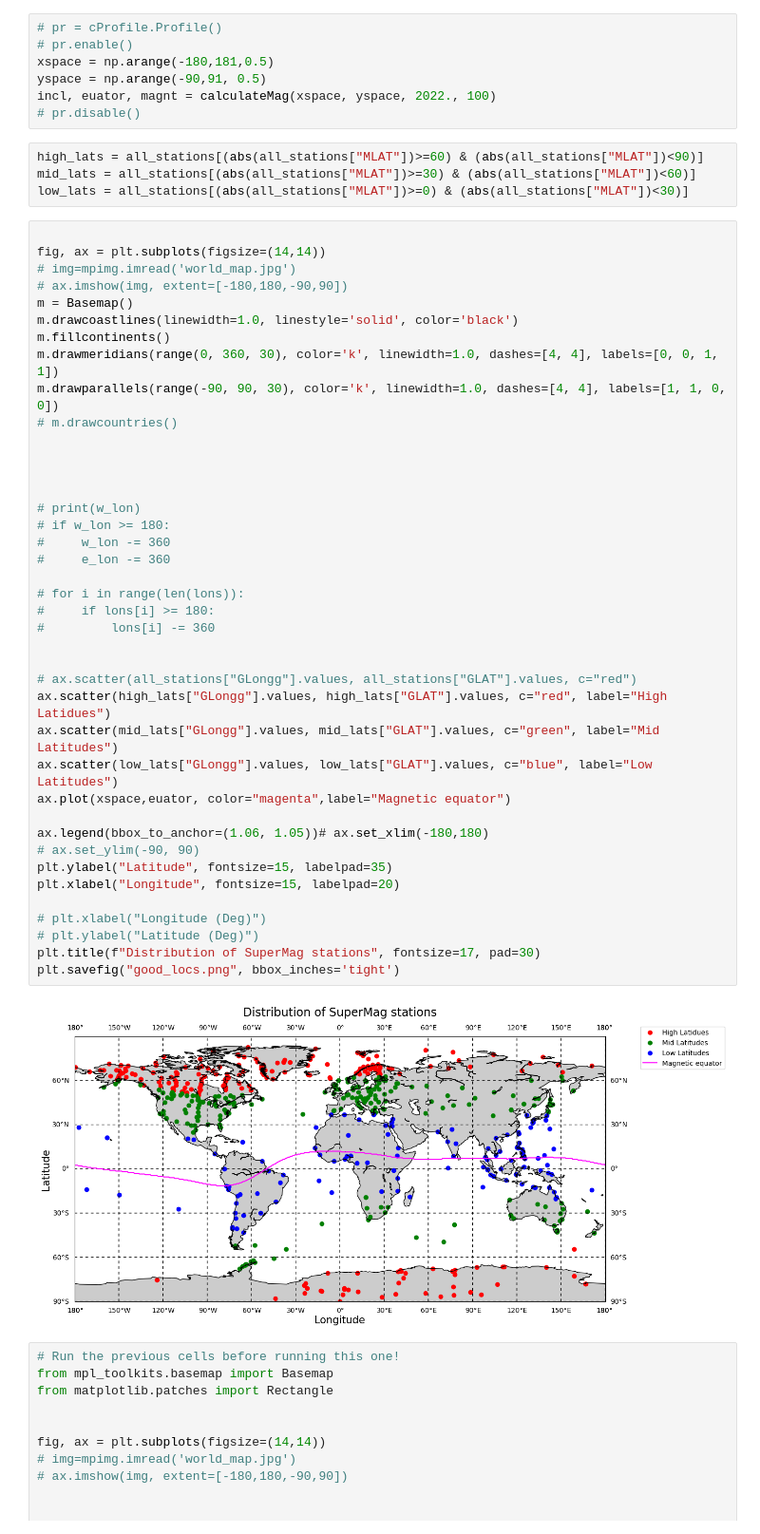
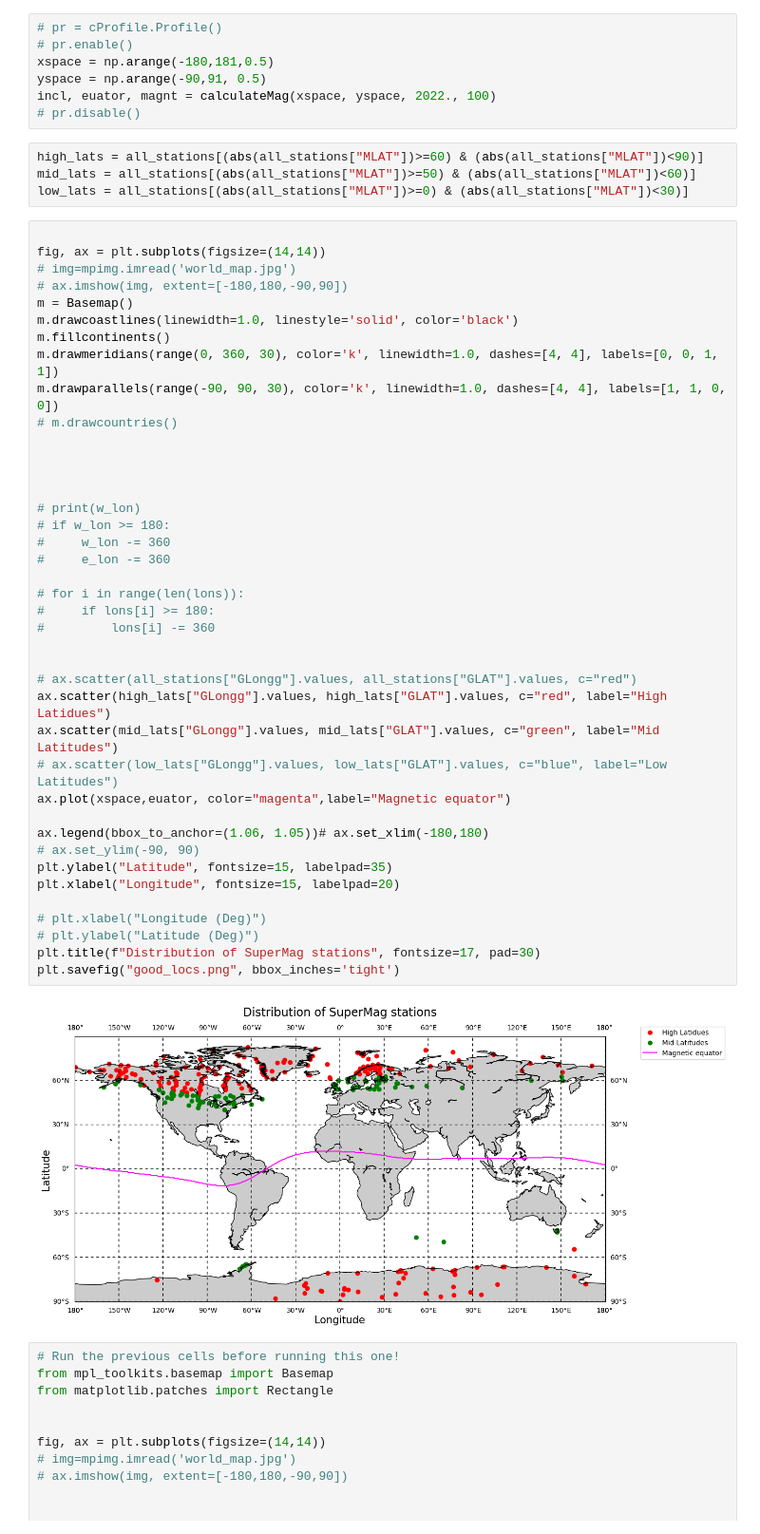
Before and after one commit to zemarchezi/SuperMAG-availability, a Jupyter notebook: SuperMAG_plot_map.ipynb, the cells around one changed output. Shown: that part at 95% size. Drawn from its saved outputs; the diff is of its cells as text.

```diff
--- a/SuperMAG_plot_map.ipynb
+++ b/SuperMAG_plot_map.ipynb
@@ -108,7 +108,7 @@ incl, euator, magnt = calculateMag(xspace, yspace, 2022., 100)
 # pr.disable()
 # %%
 high_lats = all_stations[(abs(all_stations["MLAT"])>=60) & (abs(all_stations["MLAT"])<90)]
-mid_lats = all_stations[(abs(all_stations["MLAT"])>=30) & (abs(all_stations["MLAT"])<60)]
+mid_lats = all_stations[(abs(all_stations["MLAT"])>=50) & (abs(all_stations["MLAT"])<60)]
 low_lats = all_stations[(abs(all_stations["MLAT"])>=0) & (abs(all_stations["MLAT"])<30)]
 # %%
 
@@ -123,35 +123,35 @@ m.drawparallels(range(-90, 90, 30), color='k', linewidth=1.0, dashes=[4, 4], lab
 # m.drawcountries()
 
 
 
 
 # print(w_lon)
 # if w_lon >= 180:
 #     w_lon -= 360
 #     e_lon -= 360
 
 # for i in range(len(lons)):
 #     if lons[i] >= 180:
 #         lons[i] -= 360
 
 
 # ax.scatter(all_stations["GLongg"].values, all_stations["GLAT"].values, c="red")
 ax.scatter(high_lats["GLongg"].values, high_lats["GLAT"].values, c="red", label="High Latidues")
 ax.scatter(mid_lats["GLongg"].values, mid_lats["GLAT"].values, c="green", label="Mid Latitudes")
-ax.scatter(low_lats["GLongg"].values, low_lats["GLAT"].values, c="blue", label="Low Latitudes")
+# ax.scatter(low_lats["GLongg"].values, low_lats["GLAT"].values, c="blue", label="Low Latitudes")
 ax.plot(xspace,euator, color="magenta",label="Magnetic equator")
 
 ax.legend(bbox_to_anchor=(1.06, 1.05))# ax.set_xlim(-180,180)
 # ax.set_ylim(-90, 90)
 plt.ylabel("Latitude", fontsize=15, labelpad=35)
 plt.xlabel("Longitude", fontsize=15, labelpad=20)
 
 # plt.xlabel("Longitude (Deg)")
 # plt.ylabel("Latitude (Deg)")
 plt.title(f"Distribution of SuperMag stations", fontsize=17, pad=30)
 plt.savefig("good_locs.png", bbox_inches='tight')
 # %% [output]
-[figure, old version]
+[figure, new version]
 # %%
 # Run the previous cells before running this one!
 from mpl_toolkits.basemap import Basemap
```
Also changed, not shown: parts of 2 cells of this notebook, 1 other file.
